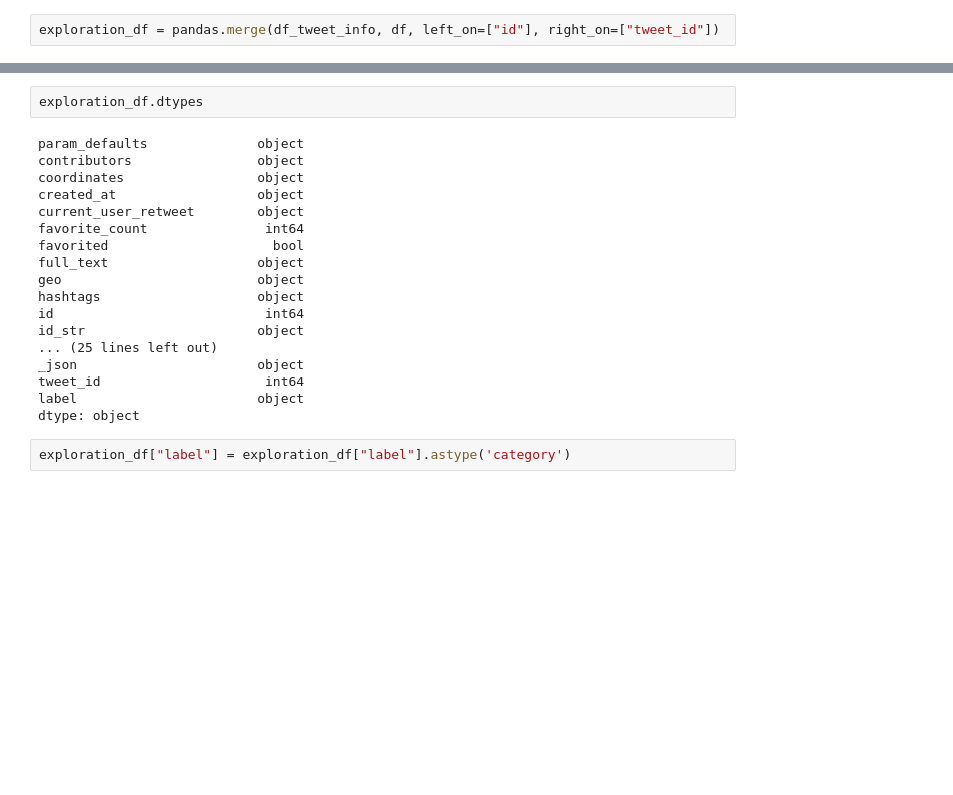
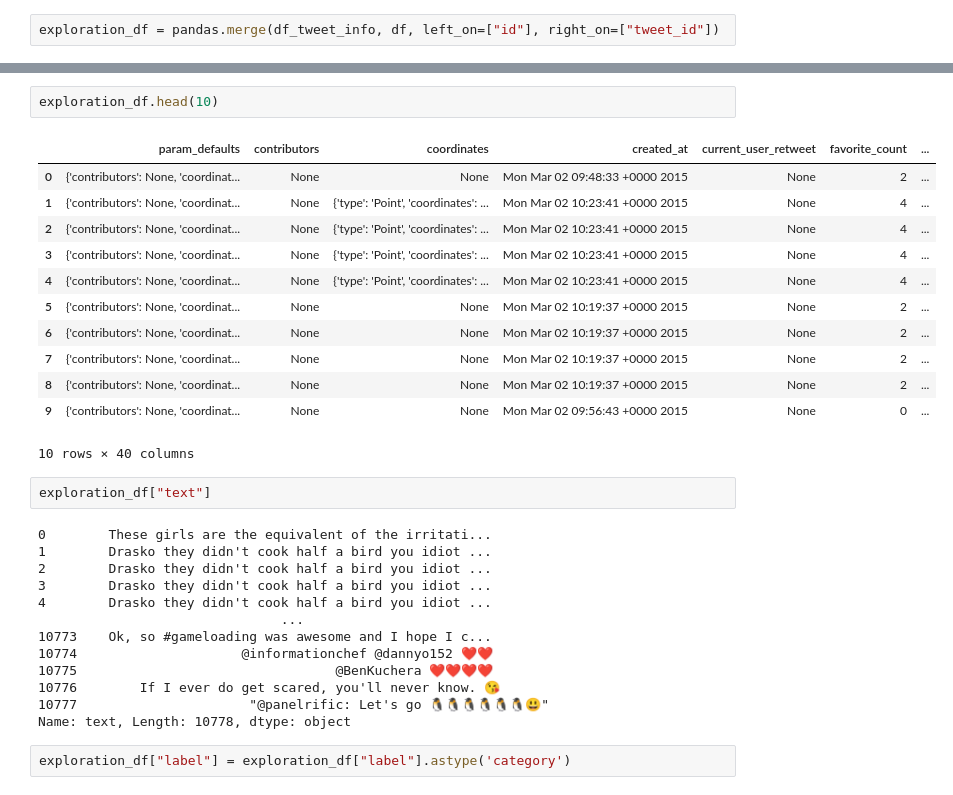
Before and after one commit to mauroES/mineracao-dados, a Jupyter notebook: Extract Twitter data.ipynb, the cells around one changed output, grey strips where cells are left out. Drawn from its saved outputs; the diff is of its cells as text; blank space fills up the shorter version.

```diff
--- a/Extract Twitter data.ipynb
+++ b/Extract Twitter data.ipynb
@@ -117,23 +133,33 @@ Name: label, dtype: object
+# %%
+exploration_df.head(10)
+# %% [output]
+|  | param_defaults | contributors | coordinates | created_at | current_user_retweet | favorite_count | ... |
+| 0 | {'contributors': None, 'coordinat... | None | None | Mon Mar 02 09:48:33 +0000 2015 | None | 2 | ... |
+| 1 | {'contributors': None, 'coordinat... | None | {'type': 'Point', 'coordinates': ... | Mon Mar 02 10:23:41 +0000 2015 | None | 4 | ... |
+| 2 | {'contributors': None, 'coordinat... | None | {'type': 'Point', 'coordinates': ... | Mon Mar 02 10:23:41 +0000 2015 | None | 4 | ... |
+| 3 | {'contributors': None, 'coordinat... | None | {'type': 'Point', 'coordinates': ... | Mon Mar 02 10:23:41 +0000 2015 | None | 4 | ... |
+| 4 | {'contributors': None, 'coordinat... | None | {'type': 'Point', 'coordinates': ... | Mon Mar 02 10:23:41 +0000 2015 | None | 4 | ... |
+| 5 | {'contributors': None, 'coordinat... | None | None | Mon Mar 02 10:19:37 +0000 2015 | None | 2 | ... |
+| 6 | {'contributors': None, 'coordinat... | None | None | Mon Mar 02 10:19:37 +0000 2015 | None | 2 | ... |
+| 7 | {'contributors': None, 'coordinat... | None | None | Mon Mar 02 10:19:37 +0000 2015 | None | 2 | ... |
+| 8 | {'contributors': None, 'coordinat... | None | None | Mon Mar 02 10:19:37 +0000 2015 | None | 2 | ... |
+| 9 | {'contributors': None, 'coordinat... | None | None | Mon Mar 02 09:56:43 +0000 2015 | None | 0 | ... |
+10 rows × 40 columns
 # %%
-exploration_df.dtypes
+exploration_df["text"]
 # %% [output]
-param_defaults              object
-contributors                object
-coordinates                 object
-created_at                  object
-current_user_retweet        object
-favorite_count               int64
-favorited                     bool
-full_text                   object
-geo                         object
-hashtags                    object
-id                           int64
-id_str                      object
-... (25 lines left out)
-_json                       object
-tweet_id                     int64
-label                       object
-dtype: object
+0        These girls are the equivalent of the irritati...
+1        Drasko they didn't cook half a bird you idiot ...
+2        Drasko they didn't cook half a bird you idiot ...
+3        Drasko they didn't cook half a bird you idiot ...
+4        Drasko they didn't cook half a bird you idiot ...
+                               ...
+10773    Ok, so #gameloading was awesome and I hope I c...
+10774                     @informationchef @dannyo152 ❤️❤️
+10775                                 @BenKuchera ❤️❤️❤️❤️
+10776        If I ever do get scared, you'll never know. 😘
+10777                      "@panelrific: Let's go 🐧🐧🐧🐧🐧🐧😃"
+Name: text, Length: 10778, dtype: object
 # %%
 exploration_df["label"] = exploration_df["label"].astype('category')
 # %%
```
Also changed, not shown: parts of 6 cells of this notebook, 4 other files.
